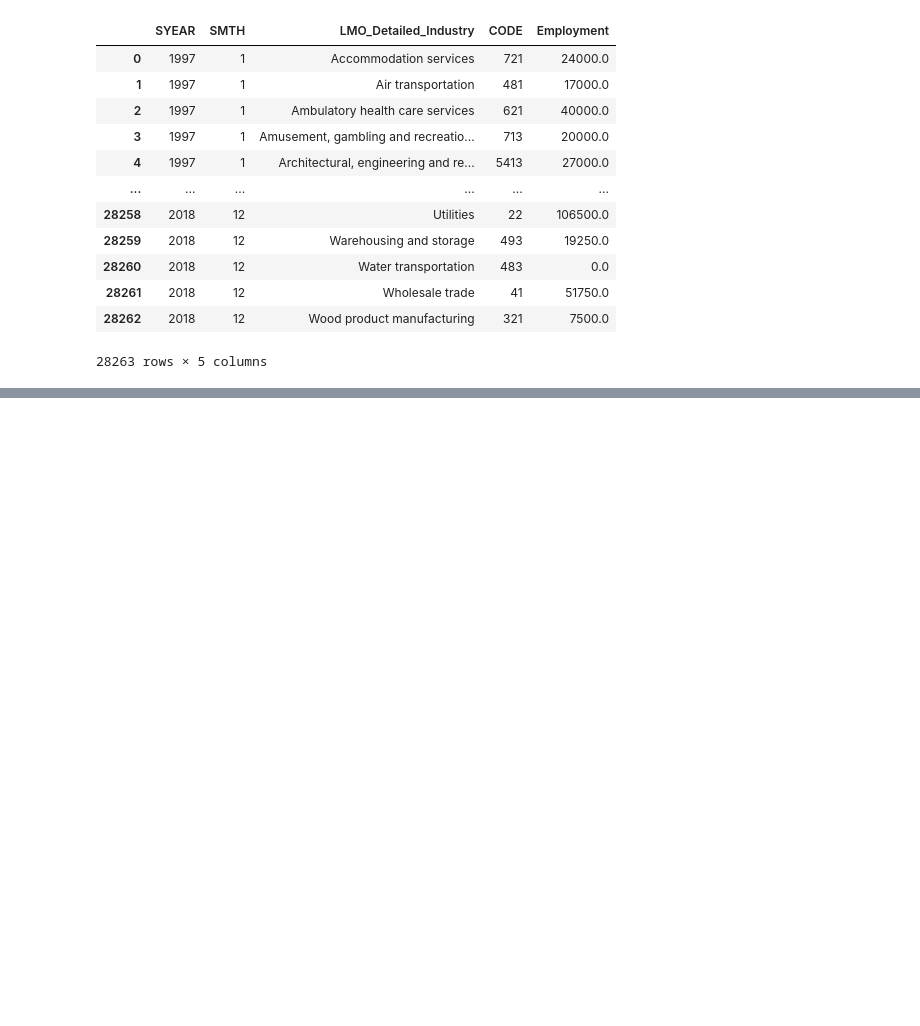
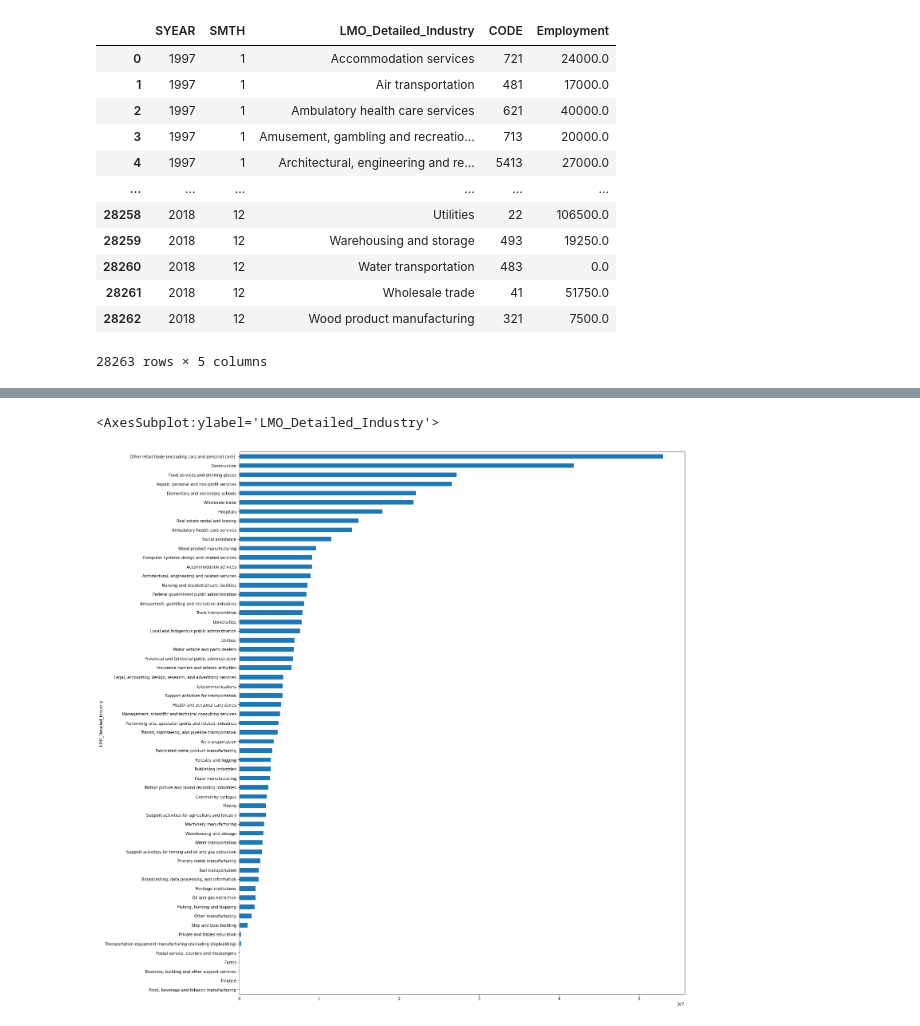
Before and after one commit to geehaad/Time-Series-Analysis-of-NAICS, a Jupyter notebook: Time Series Analysis of NAICS-Copy1.ipynb, the cells around one changed output, grey strips where cells are left out. Saved outputs shown, nothing was run; the diff lists cells and outputs as text; code cells hidden in the pictures; blank space fills up the shorter version.

```diff
--- a/Time Series Analysis of NAICS-Copy1.ipynb
+++ b/Time Series Analysis of NAICS-Copy1.ipynb
@@ -396,0 +401,5 @@ output_df.to_excel('Data_Output.xlsx', header=True, index=False)
+# %%
+# Creating a dataframe with emplyment wise industry
+
+emp_industry = output_df.groupby(["LMO_Detailed_Industry"])["Employment"].sum()
+emp_industry.head()
@@ -396,0 +414,6 @@ output_df.to_excel('Data_Output.xlsx', header=True, index=False)
+# %%
+#plot all industries
+emp_industry.sort_values(ascending=True).plot(kind="barh", figsize=(20,25))
+# %% [output]
+<AxesSubplot:ylabel='LMO_Detailed_Industry'>
+[figure, added]
```
Also changed, not shown: parts of 3 cells of this notebook.
